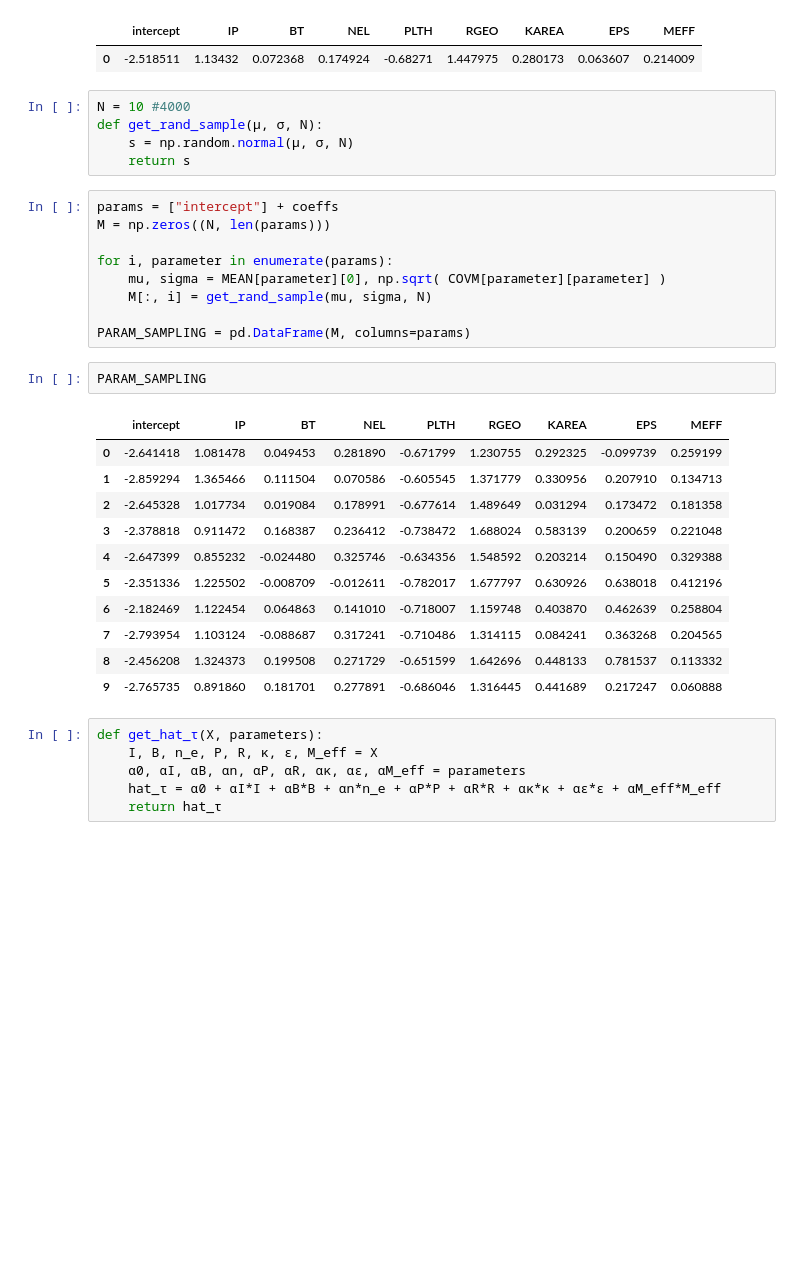
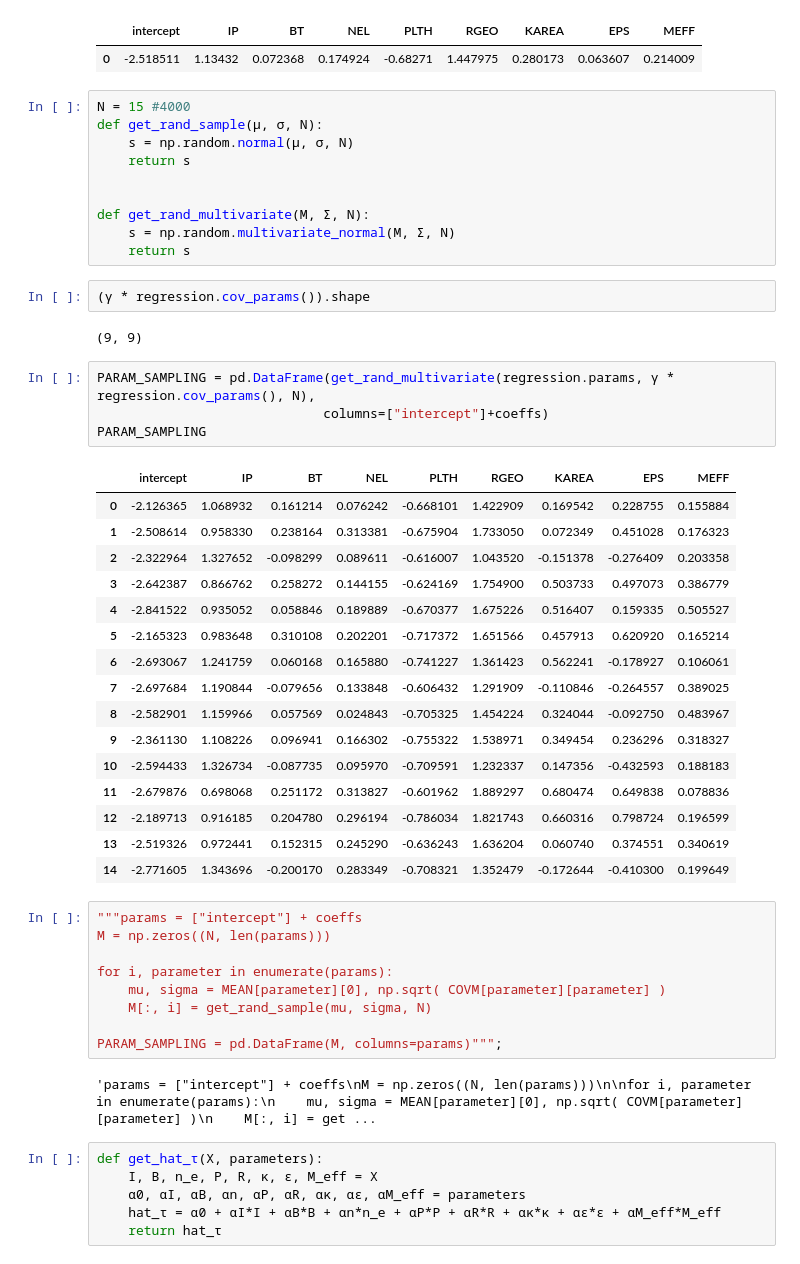
Before and after one commit to Chinnasf/FUSION-EP-Master-Thesis, a Jupyter notebook: Goodness_of_Fit/Regression_Analyses_MDAPE.ipynb, the cells around one changed output. Drawn from its saved outputs; the diff is of its cells as text; blank space fills up the shorter version.

```diff
--- a/Goodness_of_Fit/Regression_Analyses_MDAPE.ipynb
+++ b/Goodness_of_Fit/Regression_Analyses_MDAPE.ipynb
@@ -91,33 +91,51 @@ MEAN
 |  | intercept | IP | BT | NEL | PLTH | RGEO | KAREA | EPS | MEFF |
 | 0 | -2.518511 | 1.13432 | 0.072368 | 0.174924 | -0.68271 | 1.447975 | 0.280173 | 0.063607 | 0.214009 |
 # %%
-N = 10 #4000
+N = 15 #4000
 def get_rand_sample(μ, σ, N):
     s = np.random.normal(μ, σ, N)
     return s
+
+
+def get_rand_multivariate(Μ, Σ, N):
+    s = np.random.multivariate_normal(Μ, Σ, N)
+    return s
+# %%
+(γ * regression.cov_params()).shape
+# %% [output]
+(9, 9)
+# %%
+PARAM_SAMPLING = pd.DataFrame(get_rand_multivariate(regression.params, γ * regression.cov_params(), N),
+                             columns=["intercept"]+coeffs)
+PARAM_SAMPLING
+# %% [output]
+|  | intercept | IP | BT | NEL | PLTH | RGEO | KAREA | EPS | MEFF |
+| 0 | -2.126365 | 1.068932 | 0.161214 | 0.076242 | -0.668101 | 1.422909 | 0.169542 | 0.228755 | 0.155884 |
+| 1 | -2.508614 | 0.958330 | 0.238164 | 0.313381 | -0.675904 | 1.733050 | 0.072349 | 0.451028 | 0.176323 |
+| 2 | -2.322964 | 1.327652 | -0.098299 | 0.089611 | -0.616007 | 1.043520 | -0.151378 | -0.276409 | 0.203358 |
+| 3 | -2.642387 | 0.866762 | 0.258272 | 0.144155 | -0.624169 | 1.754900 | 0.503733 | 0.497073 | 0.386779 |
+| 4 | -2.841522 | 0.935052 | 0.058846 | 0.189889 | -0.670377 | 1.675226 | 0.516407 | 0.159335 | 0.505527 |
+| 5 | -2.165323 | 0.983648 | 0.310108 | 0.202201 | -0.717372 | 1.651566 | 0.457913 | 0.620920 | 0.165214 |
+| 6 | -2.693067 | 1.241759 | 0.060168 | 0.165880 | -0.741227 | 1.361423 | 0.562241 | -0.178927 | 0.106061 |
+| 7 | -2.697684 | 1.190844 | -0.079656 | 0.133848 | -0.606432 | 1.291909 | -0.110846 | -0.264557 | 0.389025 |
+| 8 | -2.582901 | 1.159966 | 0.057569 | 0.024843 | -0.705325 | 1.454224 | 0.324044 | -0.092750 | 0.483967 |
+| 9 | -2.361130 | 1.108226 | 0.096941 | 0.166302 | -0.755322 | 1.538971 | 0.349454 | 0.236296 | 0.318327 |
+| 10 | -2.594433 | 1.326734 | -0.087735 | 0.095970 | -0.709591 | 1.232337 | 0.147356 | -0.432593 | 0.188183 |
+| 11 | -2.679876 | 0.698068 | 0.251172 | 0.313827 | -0.601962 | 1.889297 | 0.680474 | 0.649838 | 0.078836 |
+| 12 | -2.189713 | 0.916185 | 0.204780 | 0.296194 | -0.786034 | 1.821743 | 0.660316 | 0.798724 | 0.196599 |
+| 13 | -2.519326 | 0.972441 | 0.152315 | 0.245290 | -0.636243 | 1.636204 | 0.060740 | 0.374551 | 0.340619 |
+| 14 | -2.771605 | 1.343696 | -0.200170 | 0.283349 | -0.708321 | 1.352479 | -0.172644 | -0.410300 | 0.199649 |
 # %%
-params = ["intercept"] + coeffs
+"""params = ["intercept"] + coeffs
 M = np.zeros((N, len(params)))
 
 for i, parameter in enumerate(params):
     mu, sigma = MEAN[parameter][0], np.sqrt( COVM[parameter][parameter] )
     M[:, i] = get_rand_sample(mu, sigma, N)
 
-PARAM_SAMPLING = pd.DataFrame(M, columns=params)
+PARAM_SAMPLING = pd.DataFrame(M, columns=params)""";
+# %% [output]
+'params = ["intercept"] + coeffs\nM = np.zeros((N, len(params)))\n\nfor i, parameter in enumerate(params):\n    mu, sigma = MEAN[parameter][0], np.sqrt( COVM[parameter][parameter] )\n    M[:, i] = get ...
-# %%
-PARAM_SAMPLING
-# %% [output]
-|  | intercept | IP | BT | NEL | PLTH | RGEO | KAREA | EPS | MEFF |
-| 0 | -2.641418 | 1.081478 | 0.049453 | 0.281890 | -0.671799 | 1.230755 | 0.292325 | -0.099739 | 0.259199 |
-| 1 | -2.859294 | 1.365466 | 0.111504 | 0.070586 | -0.605545 | 1.371779 | 0.330956 | 0.207910 | 0.134713 |
-| 2 | -2.645328 | 1.017734 | 0.019084 | 0.178991 | -0.677614 | 1.489649 | 0.031294 | 0.173472 | 0.181358 |
-| 3 | -2.378818 | 0.911472 | 0.168387 | 0.236412 | -0.738472 | 1.688024 | 0.583139 | 0.200659 | 0.221048 |
-| 4 | -2.647399 | 0.855232 | -0.024480 | 0.325746 | -0.634356 | 1.548592 | 0.203214 | 0.150490 | 0.329388 |
-| 5 | -2.351336 | 1.225502 | -0.008709 | -0.012611 | -0.782017 | 1.677797 | 0.630926 | 0.638018 | 0.412196 |
-| 6 | -2.182469 | 1.122454 | 0.064863 | 0.141010 | -0.718007 | 1.159748 | 0.403870 | 0.462639 | 0.258804 |
-| 7 | -2.793954 | 1.103124 | -0.088687 | 0.317241 | -0.710486 | 1.314115 | 0.084241 | 0.363268 | 0.204565 |
-| 8 | -2.456208 | 1.324373 | 0.199508 | 0.271729 | -0.651599 | 1.642696 | 0.448133 | 0.781537 | 0.113332 |
-| 9 | -2.765735 | 0.891860 | 0.181701 | 0.277891 | -0.686046 | 1.316445 | 0.441689 | 0.217247 | 0.060888 |
 # %%
 def get_hat_τ(X, parameters):
     I, B, n_e, P, R, κ, ε, M_eff = X
```
Also changed, not shown: parts of 10 cells of this notebook, 2 other files.
